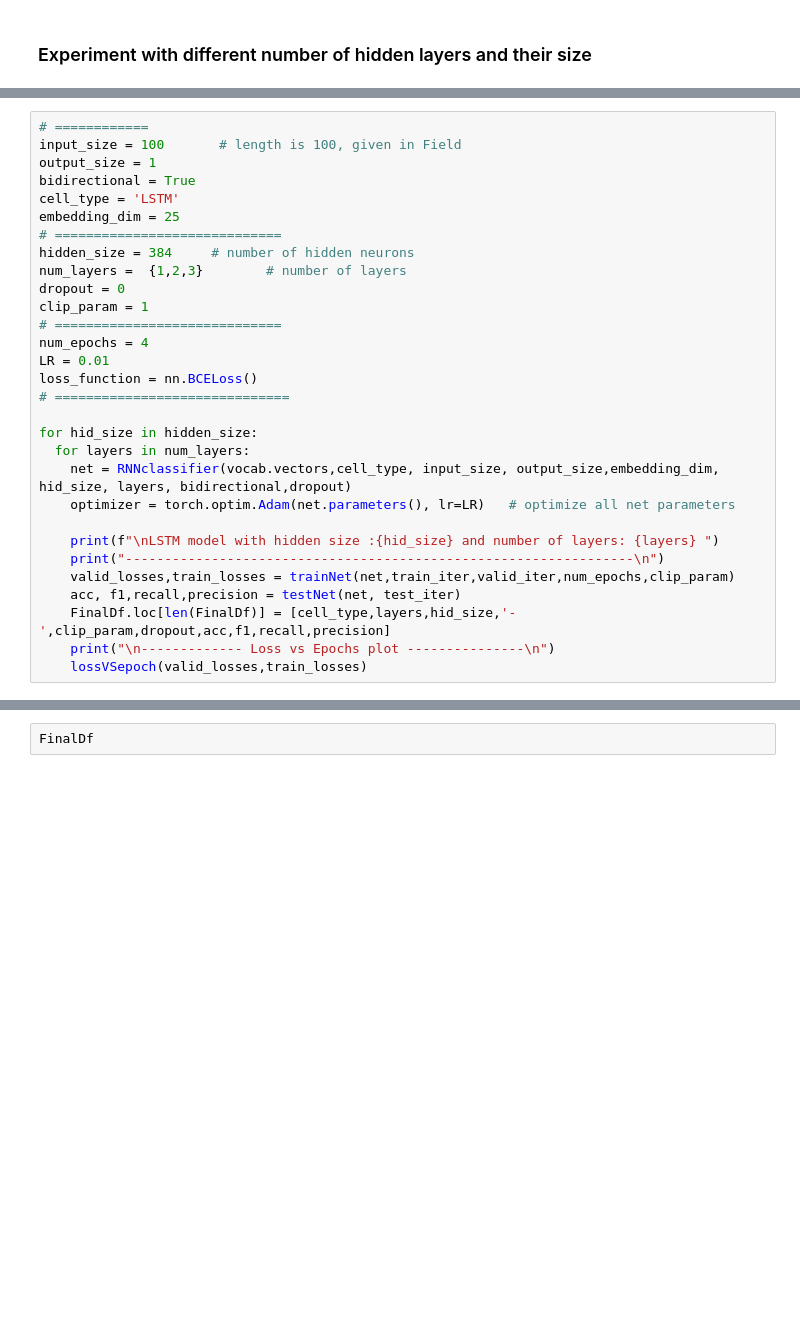
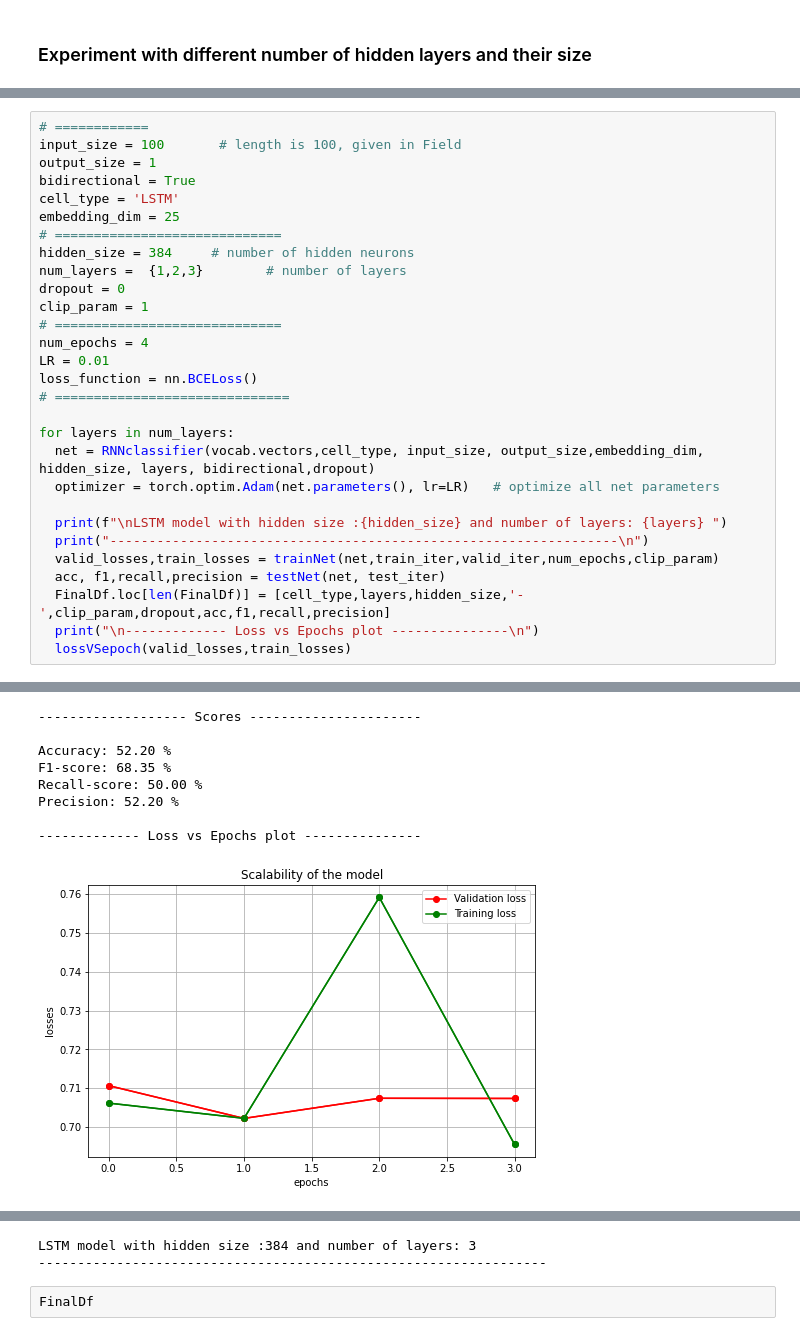
Before and after one commit to Myrto-Iglezou/Sentiment-classifier-RNN, a Jupyter notebook: Question-1.ipynb, the cells around one changed output, grey strips where cells are left out. Cells and saved outputs as stored; diff of their text form; blank space fills up the shorter version.

```diff
--- a/Question-1.ipynb
+++ b/Question-1.ipynb
@@ -1221,15 +1238,15 @@ LR = 0.01
 loss_function = nn.BCELoss()
 # ==============================
 
-for hid_size in hidden_size:
-  for layers in num_layers:
-    net = RNNclassifier(vocab.vectors,cell_type, input_size, output_size,embedding_dim, hid_size, layers, bidirectional,dropout)
-    optimizer = torch.optim.Adam(net.parameters(), lr=LR)   # optimize all net parameters
+for layers in num_layers:
+  net = RNNclassifier(vocab.vectors,cell_type, input_size, output_size,embedding_dim, hidden_size, layers, bidirectional,dropout)
+  optimizer = torch.optim.Adam(net.parameters(), lr=LR)   # optimize all net parameters
 
-    print(f"\nLSTM model with hidden size :{hid_size} and number of layers: {layers} ")
-    print("-----------------------------------------------------------------\n")
-    valid_losses,train_losses = trainNet(net,train_iter,valid_iter,num_epochs,clip_param)
-    acc, f1,recall,precision = testNet(net, test_iter)
-    FinalDf.loc[len(FinalDf)] = [cell_type,layers,hid_size,'-',clip_param,dropout,acc,f1,recall,precision]
-    print("\n------------- Loss vs Epochs plot ---------------\n")
-    lossVSepoch(valid_losses,train_losses)
+  print(f"\nLSTM model with hidden size :{hidden_size} and number of layers: {layers} ")
+  print("-----------------------------------------------------------------\n")
+  valid_losses,train_losses = trainNet(net,train_iter,valid_iter,num_epochs,clip_param)
+  acc, f1,recall,precision = testNet(net, test_iter)
+  FinalDf.loc[len(FinalDf)] = [cell_type,layers,hidden_size,'-',clip_param,dropout,acc,f1,recall,precision]
+  print("\n------------- Loss vs Epochs plot ---------------\n")
+  lossVSepoch(valid_losses,train_losses)
+# %% [output]
@@ -1235,0 +1260,9 @@ for hid_size in hidden_size:
+------------------- Scores ----------------------
+
+Accuracy: 52.20 %
+F1-score: 68.35 %
+Recall-score: 50.00 %
+Precision: 52.20 %
+
+------------- Loss vs Epochs plot ---------------
+[figure, added]
@@ -1236,3 +1286,5 @@ for hid_size in hidden_size:
+LSTM model with hidden size :384 and number of layers: 3
+-----------------------------------------------------------------
 # %%
 FinalDf
 # %% [markdown]
```
Also changed, not shown: parts of 3 cells of this notebook.
